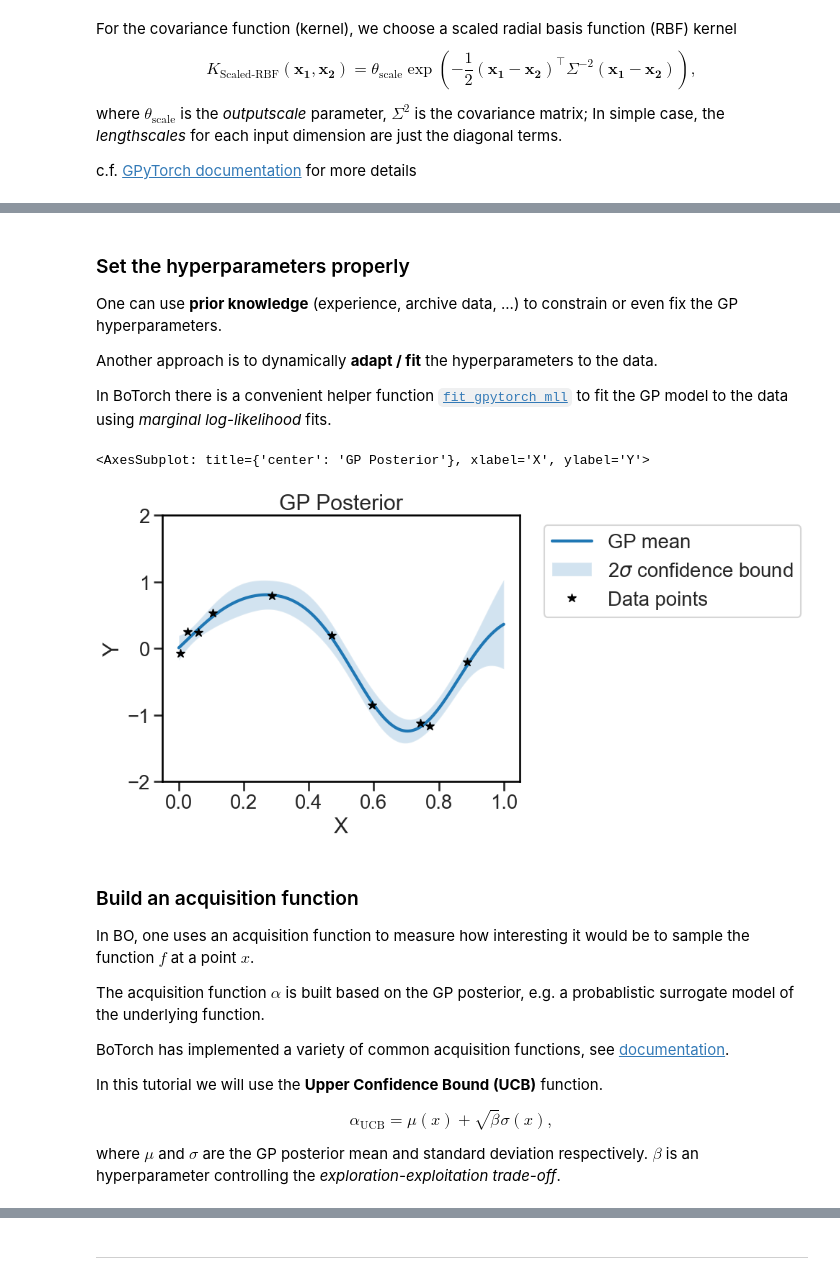
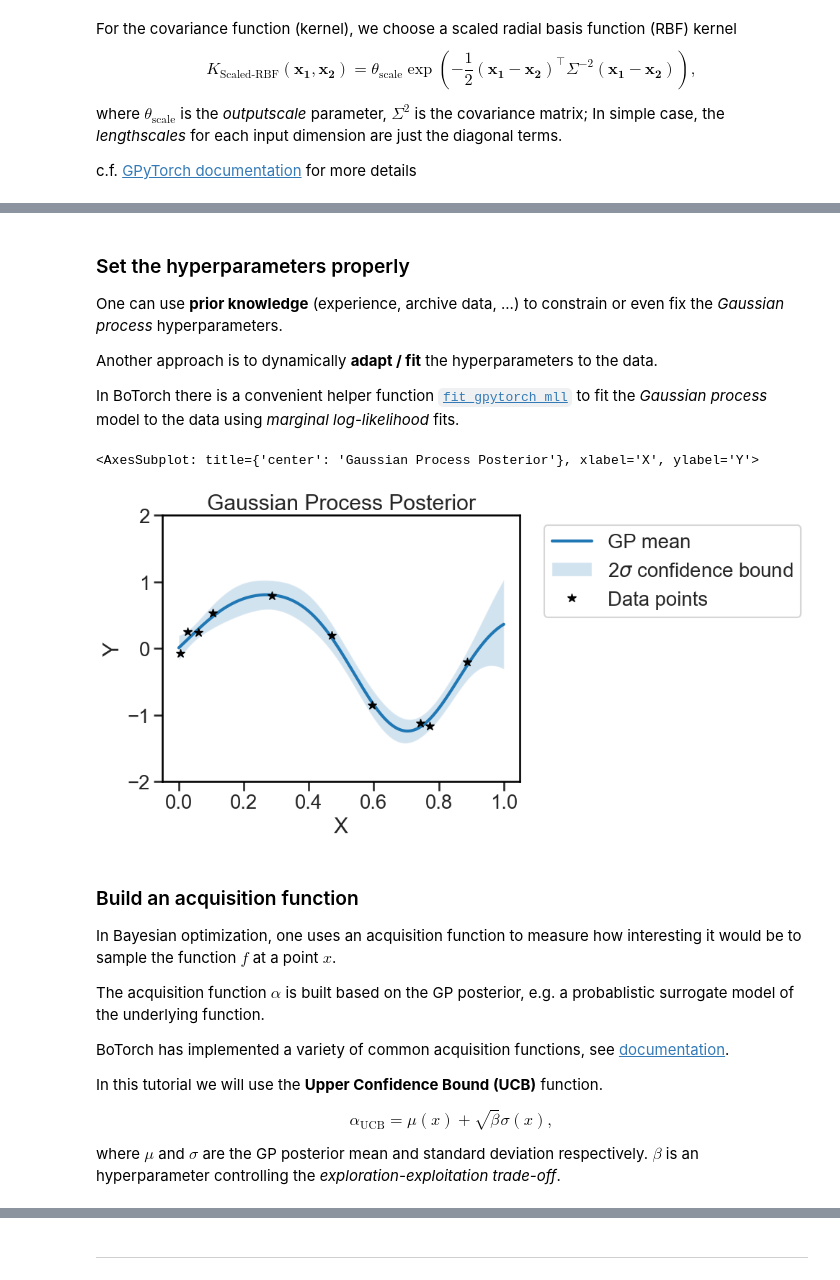
Before and after one commit to aoeftiger/TUDa-NMAP-14, a Jupyter notebook: lecture.ipynb, the cells around one changed output, grey strips where cells are left out. Saved outputs shown, nothing was run; the diff lists cells and outputs as text; code cells hidden in the pictures.

```diff
--- a/lecture.ipynb
+++ b/lecture.ipynb
@@ -201,29 +159,3 @@ def sample_gp_prior_plot(model: Union[ExactGP,SingleTaskGP], n_samples: int=5, a
-# %%
-def sample_gp_posterior_plot(model: Union[ExactGP,SingleTaskGP], n_samples: int=5, ax=None, y_lim: Optional[tuple]=None, show_true_f: bool=False, true_f_x=None, true_f_y=None):
-    with gpytorch.settings.prior_mode(False):
-        model.eval()
-        preds = model(test_X)
-
-    # Plotting
-    if ax is None:
-        fig = plt.figure()
-        ax = fig.add_subplot()
-    prior_mean = preds.mean.detach().numpy()
-    prior_std = preds.stddev.detach().numpy()
-    ax.plot(test_X, prior_mean,label="GP mean")
-    ax.fill_between(test_X, prior_mean-2*prior_std, prior_mean+2*prior_std, alpha=0.2, label=r"2$\sigma$ confidence bound")
-    for i in range(n_samples):
-        y_sample = preds.sample();
-        ax.plot(test_X, y_sample,ls=":")
-    # Add observed data
-    ax.plot(model.train_inputs[0].flatten(), model.train_targets, color='black', ls="", marker="*",label='Data points')
-    ax.set_xlabel("X")
-    ax.set_ylabel("Y")
-    ax.set_title("GP Posterior")
-    if y_lim is not None:
-        ax.set_ylim(y_lim)
-    ax.legend(bbox_to_anchor=(1.04, 1), loc="upper left")
-    return ax
 # %% [markdown]
 For the covariance function (kernel), we choose a scaled radial basis function (RBF) kernel
 $$K_\text{Scaled-RBF} (\bm{x_1},\bm{x_2})= \theta_\text{scale} \exp\left( - \frac{1}{2}(\bm{x_1} - \bm{x_2})^\top \Sigma^{-2} (\bm{x_1} - \bm{x_2}) \right),$$
@@ -264,8 +196,8 @@ sample_gp_posterior_plot(model, y_lim=(-2,2), n_samples=0)
 # %% [markdown]
 ### Set the hyperparameters properly
 
-One can use __prior knowledge__ (experience, archive data, ...) to constrain or even fix the GP hyperparameters.
+One can use __prior knowledge__ (experience, archive data, ...) to constrain or even fix the _Gaussian process_ hyperparameters.
 
 Another approach is to dynamically __adapt / fit__ the hyperparameters to the data.
 
-In BoTorch there is a convenient helper function [`fit_gpytorch_mll`](https://botorch.org/api/fit.html#botorch.fit) to fit the GP model to the data using _marginal log-likelihood_ fits.
+In BoTorch there is a convenient helper function [`fit_gpytorch_mll`](https://botorch.org/api/fit.html#botorch.fit) to fit the _Gaussian process_ model to the data using _marginal log-likelihood_ fits.
@@ -275,21 +204,21 @@ from botorch.fit import fit_gpytorch_mll
 # %%
 # Define the GP model again
 kernel = ScaleKernel(RBFKernel())
 model = SingleTaskGP(train_X=train_x, train_Y=train_y, covar_module=kernel)
 # Define the likelihood
 mll = ExactMarginalLogLikelihood(model.likelihood, model)
 fit_gpytorch_mll(mll)
 
 # Show the results
-sample_gp_posterior_plot(model, y_lim=(-2,2), n_samples=0)
+sample_gp_posterior_plot(model, test_X, y_lim=(-2,2), n_samples=0)
 # Now the GP model should nicely fit to the data
 # %% [output]
-<AxesSubplot: title={'center': 'GP Posterior'}, xlabel='X', ylabel='Y'>
+<AxesSubplot: title={'center': 'Gaussian Process Posterior'}, xlabel='X', ylabel='Y'>
-[figure, old version]
+[figure, new version]
 # %% [markdown]
 ### Build an acquisition function
 
-In BO, one uses an acquisition function to measure how interesting it would be to sample the function $f$ at a point $x$.
+In Bayesian optimization, one uses an acquisition function to measure how interesting it would be to sample the function $f$ at a point $x$.
 
 The acquisition function $\alpha$ is built based on the GP posterior, e.g. a probablistic surrogate model of the underlying function.
 
```
Also changed, not shown: parts of 23 cells of this notebook, 4 other files.
